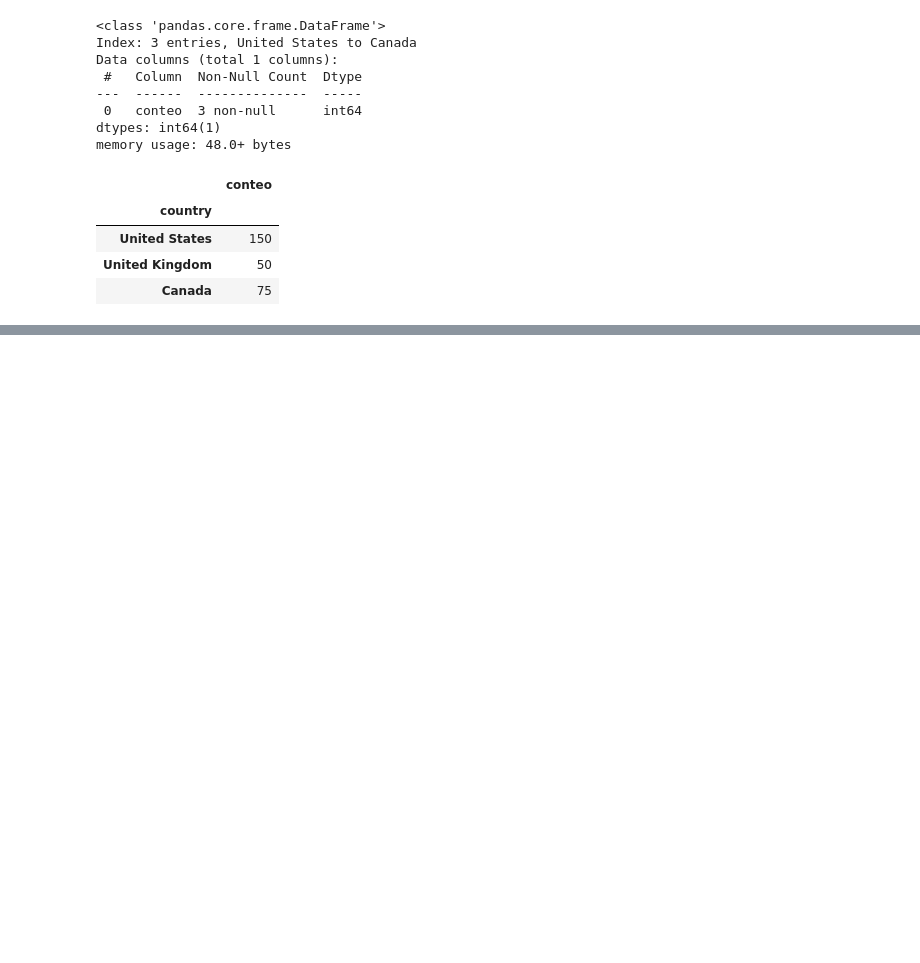
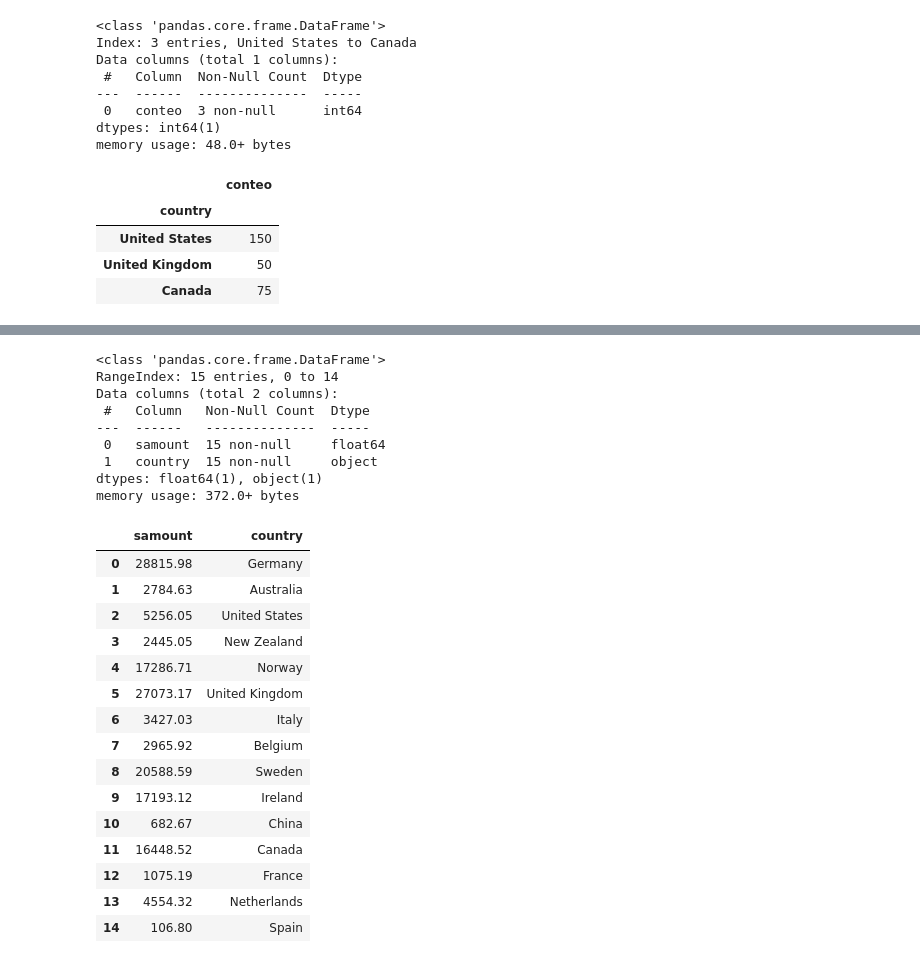
Before and after one commit to Bellengher/SPRINT-1, a Jupyter notebook: SPRINT8.1/Sprint_8_1.ipynb, the cells around one changed output, grey strips where cells are left out. Cells and saved outputs as stored; diff of their text form; code cells hidden in the pictures; blank space fills up the shorter version.

```diff
--- a/SPRINT8.1/Sprint_8_1.ipynb
+++ b/SPRINT8.1/Sprint_8_1.ipynb
@@ -167,0 +192,31 @@ plt.show()
+# %%
+consulta4 = 'SELECT sum(amount) AS samount , country FROM transactions JOIN companies ON business_id = company_id GROUP BY country '
+df = pd.read_sql(consulta4,conexion)
+df.info()
+df
+# %% [output]
+<class 'pandas.core.frame.DataFrame'>
+RangeIndex: 15 entries, 0 to 14
+Data columns (total 2 columns):
+ #   Column   Non-Null Count  Dtype
+---  ------   --------------  -----
+ 0   samount  15 non-null     float64
+ 1   country  15 non-null     object
+dtypes: float64(1), object(1)
+memory usage: 372.0+ bytes
+|  | samount | country |
+| 0 | 28815.98 | Germany |
+| 1 | 2784.63 | Australia |
+| 2 | 5256.05 | United States |
+| 3 | 2445.05 | New Zealand |
+| 4 | 17286.71 | Norway |
+| 5 | 27073.17 | United Kingdom |
+| 6 | 3427.03 | Italy |
+| 7 | 2965.92 | Belgium |
+| 8 | 20588.59 | Sweden |
+| 9 | 17193.12 | Ireland |
+| 10 | 682.67 | China |
+| 11 | 16448.52 | Canada |
+| 12 | 1075.19 | France |
+| 13 | 4554.32 | Netherlands |
+| 14 | 106.80 | Spain |
```
Also changed, not shown: parts of 10 cells of this notebook.
